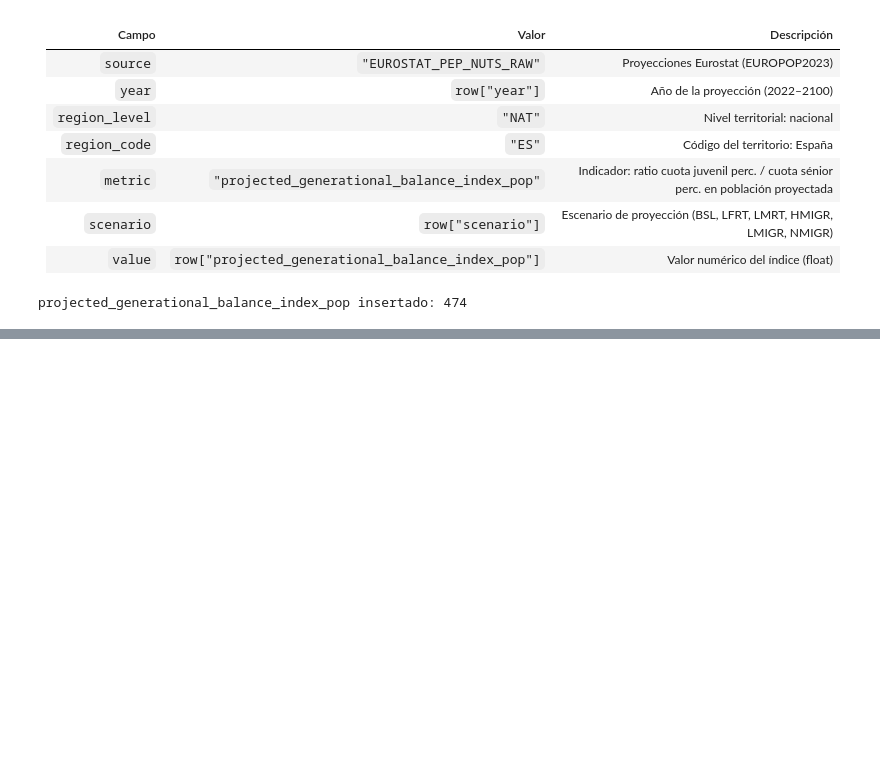
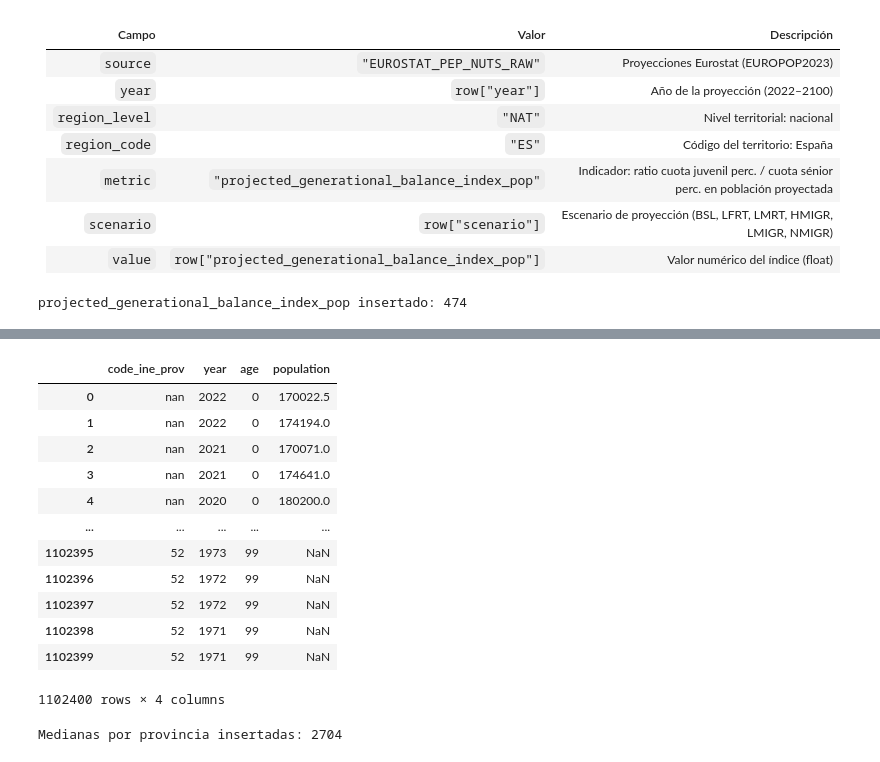
Before and after one commit to Jalope/TFM_Repo, a Jupyter notebook: DB_Demografia/vista_materializada.ipynb, the cells around one changed output, grey strips where cells are left out. Cells and saved outputs as stored; diff of their text form; code cells hidden in the pictures; blank space fills up the shorter version.

```diff
--- a/DB_Demografia/vista_materializada.ipynb
+++ b/DB_Demografia/vista_materializada.ipynb
@@ -1163,0 +1423,25 @@ projected_generational_balance_index_pop insertado: 474
+# %%
+cursor = pop_col.find(
+    {"sex": {"$in": ["M","F"]}},
+    {"_id":0, "year":1, "age":1, "code_ine_prov":1, "population":1}
+)
+df = (
+    pd.DataFrame(list(cursor))
+      .dropna(subset=["code_ine_prov"])
+      .copy()
+)
+df
+# %% [output]
+|  | code_ine_prov | year | age | population |
+| 0 | nan | 2022 | 0 | 170022.5 |
+| 1 | nan | 2022 | 0 | 174194.0 |
+| 2 | nan | 2021 | 0 | 170071.0 |
+| 3 | nan | 2021 | 0 | 174641.0 |
+| 4 | nan | 2020 | 0 | 180200.0 |
+| ... | ... | ... | ... | ... |
+| 1102395 | 52 | 1973 | 99 | NaN |
+| 1102396 | 52 | 1972 | 99 | NaN |
+| 1102397 | 52 | 1972 | 99 | NaN |
+| 1102398 | 52 | 1971 | 99 | NaN |
+| 1102399 | 52 | 1971 | 99 | NaN |
+1102400 rows × 4 columns
@@ -1163,0 +1459,23 @@ projected_generational_balance_index_pop insertado: 474
+# %%
+# Calcular mediana por provincia y año
+records = []
+for (yr, prov), grp in df.groupby(["year","code_ine_prov"], sort=False):
+    total   = grp["population"].sum()
+    cumsum  = grp.sort_values("age")["population"].cumsum()
+    median  = int(grp.loc[cumsum >= total/2, "age"].iloc[0])
+    records.append({
+        "source":       "INE_31304_POBLACION_RAW",
+        "year":         int(yr),
+        "region_level": "PROV",
+        "region_code":  prov,
+        "metric":       "median_age",
+        "scenario":     "OBS",
+        "value":        median
+    })
+
+# 4) Insertar en la vista
+view_col.insert_many(records)
+print("Medianas por provincia insertadas:",
+      view_col.count_documents({"metric":"median_age","region_level":"PROV"}))
+# %% [output]
+Medianas por provincia insertadas: 2704
```
Also changed, not shown: parts of 21 cells of this notebook, 2 other files.
